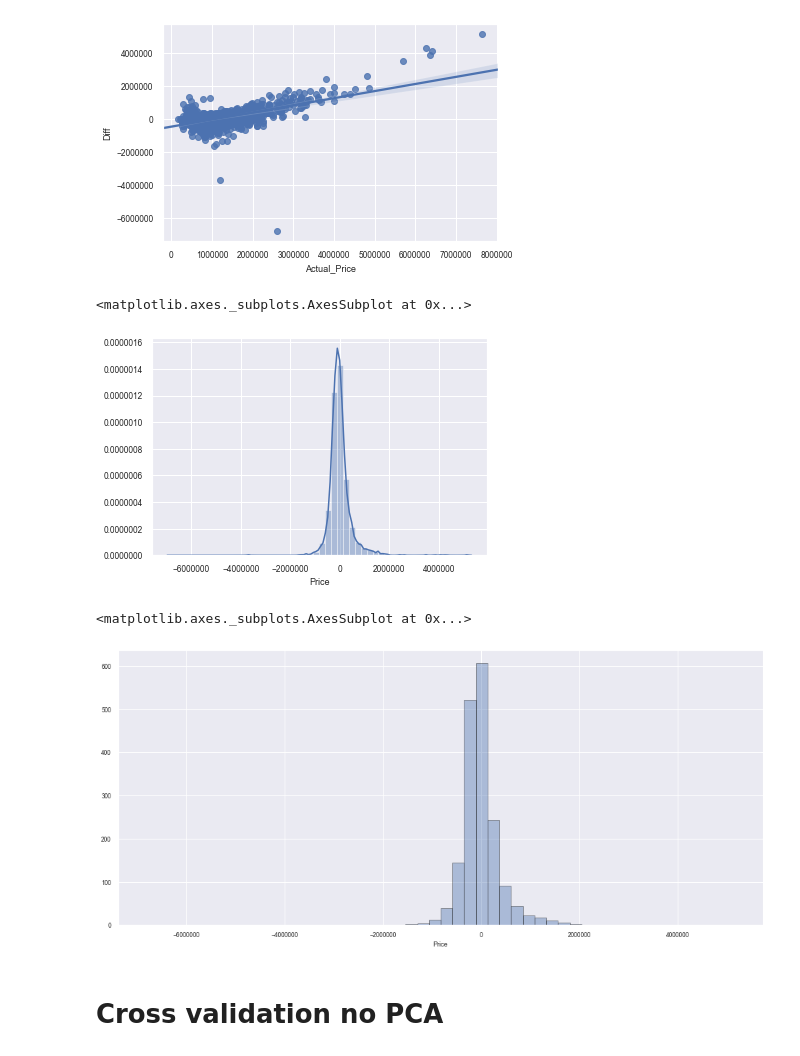
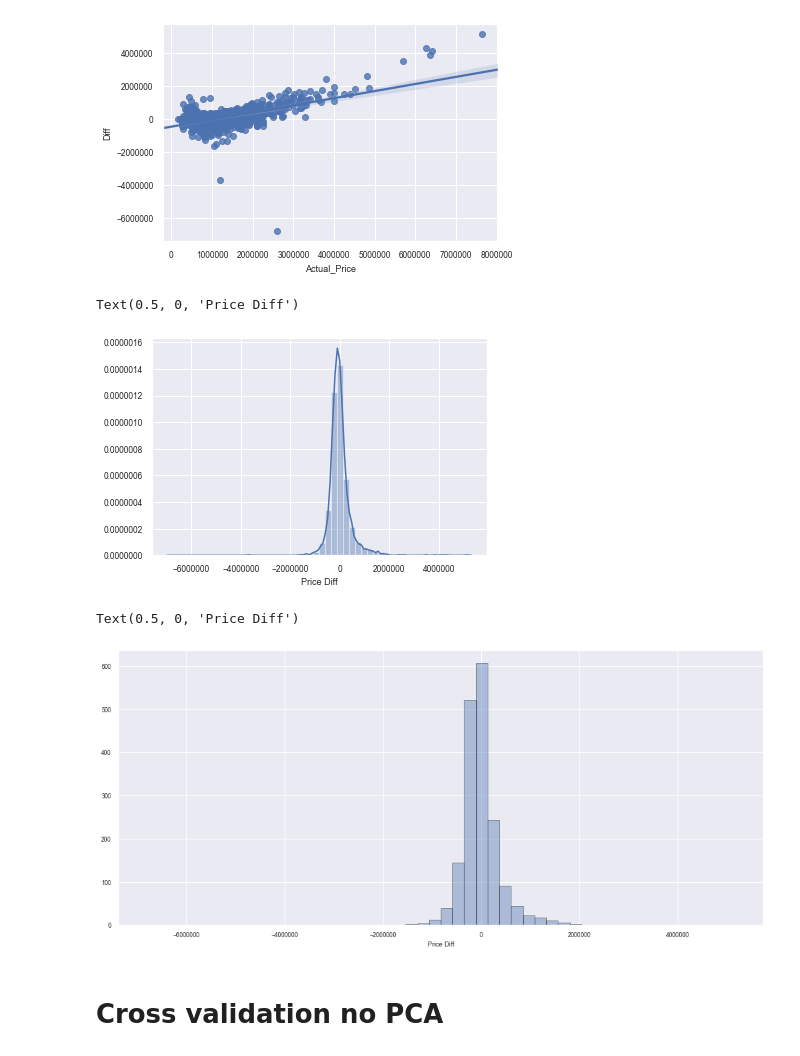
Before and after one commit to danghung-dev/cbd-assignment, a Jupyter notebook: assignment4 Melbourne Housing Project/assignment4.ipynb, the cells around one changed output. Drawn from its saved outputs; the diff is of its cells as text; code cells hidden in the pictures.

```diff
--- a/assignment4 Melbourne Housing Project/assignment4.ipynb
+++ b/assignment4 Melbourne Housing Project/assignment4.ipynb
@@ -305,14 +306,16 @@ sns.regplot(out['Actual_Price'],out['Diff'])
 # %%
 # Histogram of the distribution of residuals
 sns.distplot((y_test - y_pred))
+plt.xlabel('Price Diff')
 # %% [output]
-<matplotlib.axes._subplots.AxesSubplot at 0x...>
+Text(0.5, 0, 'Price Diff')
-[figure, old version]
+[figure, new version]
 # %%
 plt.figure(figsize=(16,7))
 sns.distplot(y_test - y_pred, kde = False,hist_kws=dict(edgecolor="k"))
+plt.xlabel('Price Diff')
 # %% [output]
-<matplotlib.axes._subplots.AxesSubplot at 0x...>
+Text(0.5, 0, 'Price Diff')
 [figure]
 # %% [markdown]
 # Cross validation no PCA
```
Also changed, not shown: parts of 20 cells of this notebook, 2 other files.
